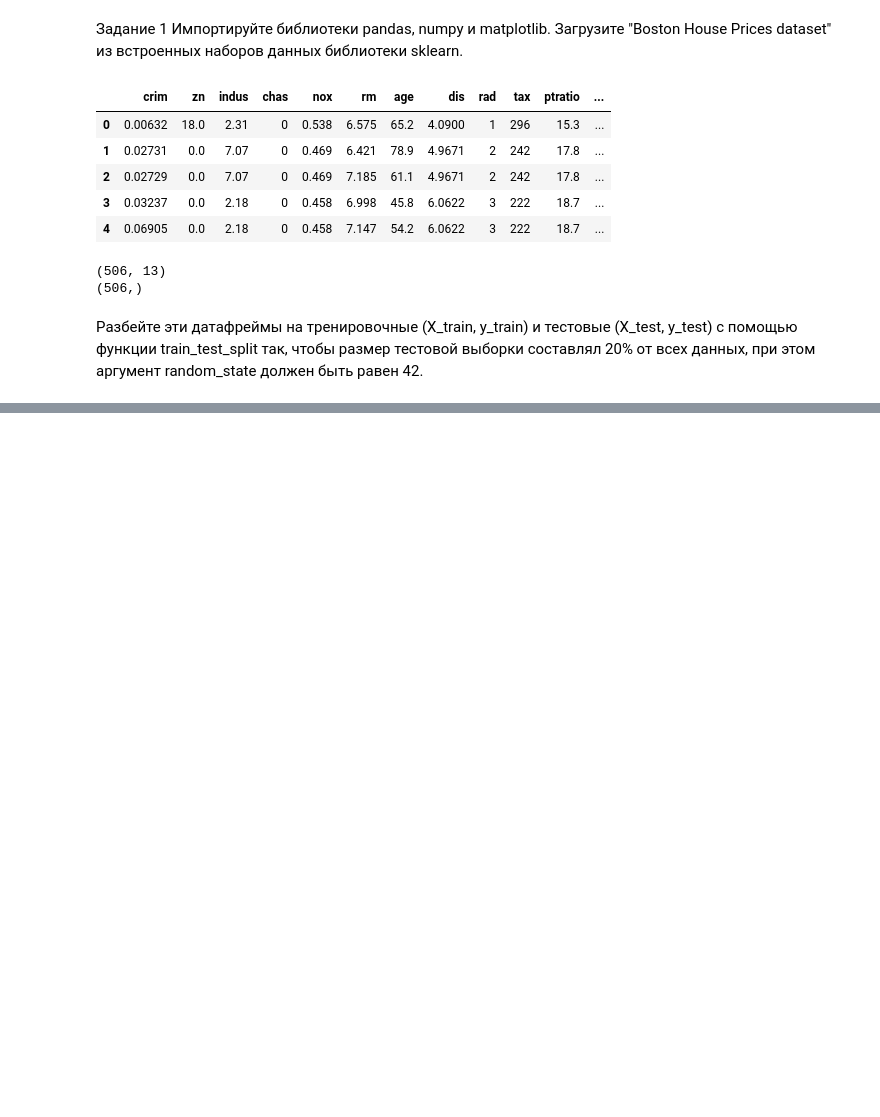
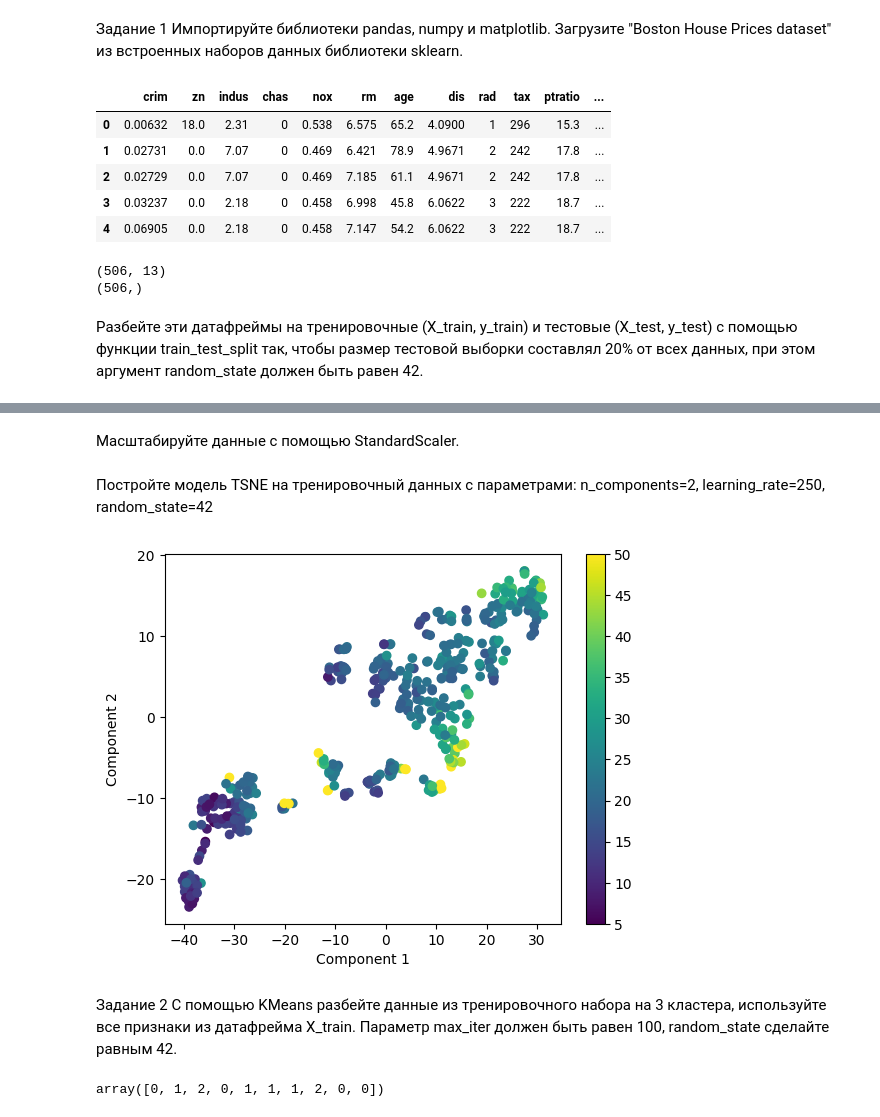
Before and after one commit to Temnihan/pandas, a Jupyter notebook: d4_task1.ipynb, the cells around one changed output, grey strips where cells are left out. Saved outputs shown, nothing was run; the diff lists cells and outputs as text; code cells hidden in the pictures; blank space fills up the shorter version.

```diff
--- a/d4_task1.ipynb
+++ b/d4_task1.ipynb
@@ -48,0 +52,41 @@ print(X_test.shape, y_test.shape)
+# %% [markdown]
+Масштабируйте данные с помощью StandardScaler.
+# %%
+from sklearn.preprocessing import StandardScaler
+
+# 5. Масштабирование данных
+scaler = StandardScaler()
+X_train = scaler.fit_transform(X_train)
+X_test = scaler.transform(X_test)
+# %% [markdown]
+Постройте модель TSNE на тренировочный данных с параметрами:
+n_components=2, learning_rate=250, random_state=42
+# %%
+from sklearn.manifold import TSNE
+# 6. Построение модели t-SNE
+tsne = TSNE(n_components=2, learning_rate=250, random_state=42)
+X_train_tsne = tsne.fit_transform(X_train)
+# Визуализация результатов t-SNE
+plt.scatter(X_train_tsne[:, 0], X_train_tsne[:, 1], c=y_train)
+plt.xlabel('Component 1')
+plt.ylabel('Component 2')
+plt.colorbar()
+plt.show()
+# %% [output]
+[figure, added]
+# %% [markdown]
+Задание 2
+С помощью KMeans разбейте данные из тренировочного набора на 3 кластера,
+используйте все признаки из датафрейма X_train.
+Параметр max_iter должен быть равен 100, random_state сделайте равным 42.
+# %%
+from sklearn.cluster import KMeans
+
+# 7. Кластеризация данных с помощью KMeans
+kmeans = KMeans(n_clusters=3, max_iter=100, random_state=42)
+labels_train = kmeans.fit_predict(X_train)
+
+# Вывод меток кластеров для первых 10 объектов
+labels_train[:10]
+# %% [output]
+array([0, 1, 2, 0, 1, 1, 1, 2, 0, 0])
```
Also changed, not shown: parts of 6 cells of this notebook.
